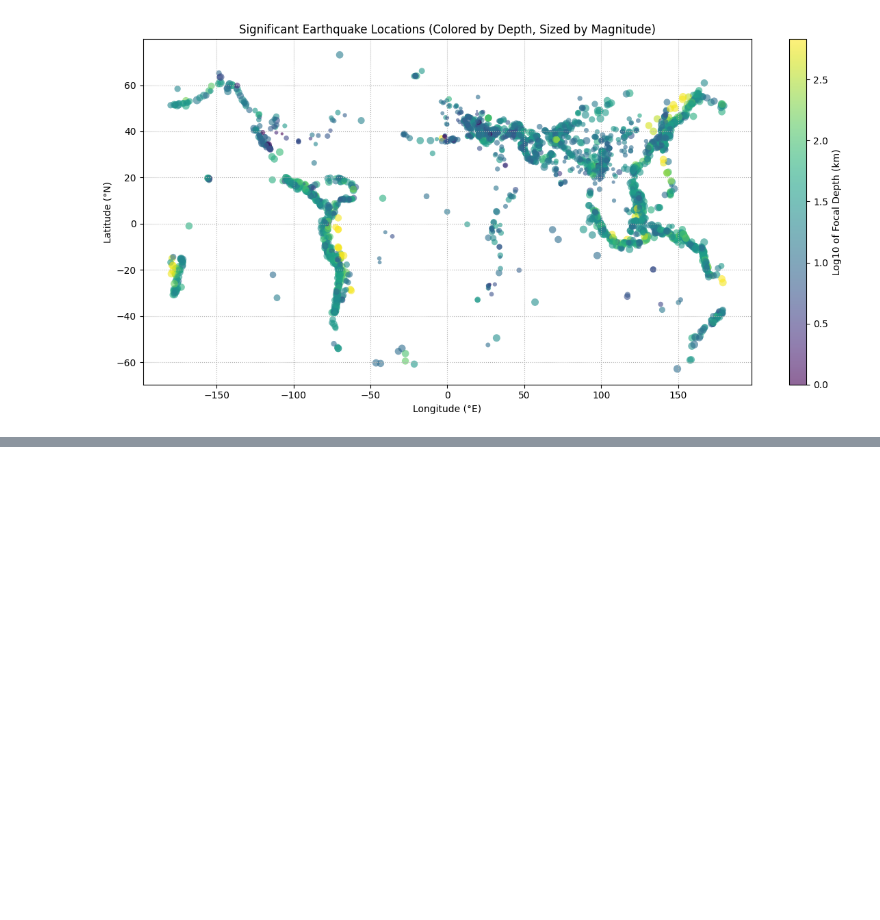
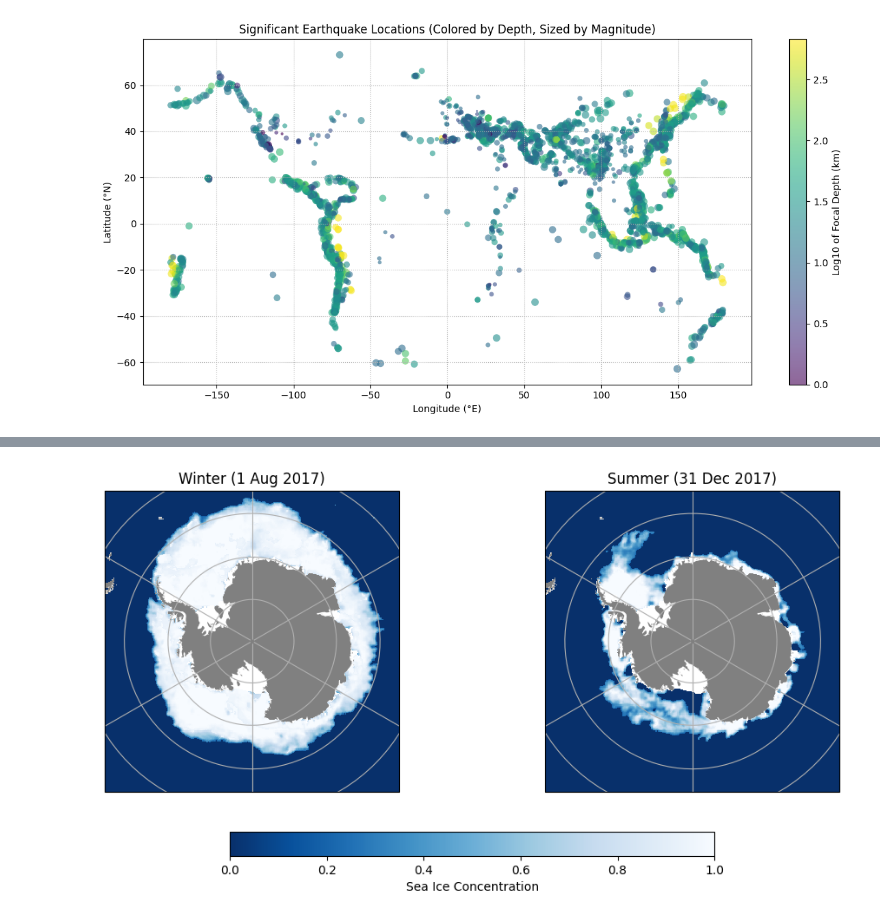
Before and after one commit to nikolaicarrion/2026_Intro_Python, a Jupyter notebook: 1.4-matplotlib-and-xarray-environmental-exercises.ipynb, the cells around one changed output, grey strips where cells are left out. Saved outputs shown, nothing was run; the diff lists cells and outputs as text; code cells hidden in the pictures; blank space fills up the shorter version.

```diff
--- a/1.4-matplotlib-and-xarray-environmental-exercises.ipynb
+++ b/1.4-matplotlib-and-xarray-environmental-exercises.ipynb
@@ -346,16 +349,68 @@ path_summer = pooch.retrieve(
 # %%
 # Your solution here
 # Hint: open each file with xr.open_dataset and select the single time step with .isel(time=0)
+
 # Hint: the valid concentration range is 0-1; a few cells carry flag values above 1
 #       (land, coastal, missing) -- mask them out first with da.where(da <= 1)
+
 # Hint: build a figure with two ccrs.SouthPolarStereo() axes:
 #       plt.subplots(1, 2, subplot_kw={"projection": ccrs.SouthPolarStereo()})
+
 # Hint: ax.set_extent([-180, 180, -90, -55], ccrs.PlateCarree()) crops each axes to the
 #       Southern Ocean instead of the whole hemisphere
+
 # Hint: since latitude/longitude are 2D, plot with
 #       ax.pcolormesh(ds["longitude"], ds["latitude"], masked, transform=ccrs.PlateCarree())
 #       rather than xarray's own .plot()
+
 # Hint: pass vmin=0 and vmax=1 to both pcolormesh calls, so a colour means the same
 #       concentration in both panels and one colorbar can serve both
+
 # Hint: add cfeature.LAND under the data and gridlines; fig.colorbar(pcm, ax=axes, label=...)
 #       takes the whole array of axes and draws one colorbar for both panels
+
+import xarray as xr
+import matplotlib.pyplot as plt
+import cartopy.crs as ccrs
+import cartopy.feature as cfeature
+
+# Import data
+winter = xr.open_dataset(path_winter)
+summer = xr.open_dataset(path_summer)
+
+winter_ds = winter["seaice_conc_cdr"].isel(time=0)
+summer_ds = summer["seaice_conc_cdr"].isel(time=0)
+
+# Mask out values above 1
+winter_da = winter_ds.where(winter_ds <= 1)
+summer_da = summer_ds.where(summer_ds <= 1)
+
+# Create subplots with 2 axes
+fig, axes = plt.subplots(1, 2, figsize=(12, 6), subplot_kw={"projection": ccrs.SouthPolarStereo()})
+
+# Plot winter on axes[0]
+axes[0].set_extent([-180, 180, -90, -55], ccrs.PlateCarree())
+axes[0].add_feature(cfeature.LAND, facecolor="grey", zorder=1)
+pcm_winter = axes[0].pcolormesh(winter["longitude"], winter["latitude"], winter_da,
+                                 transform=ccrs.PlateCarree(), vmin=0, vmax=1, cmap="Blues_r", zorder=2)
+axes[0].gridlines(zorder=3)
+axes[0].set_title("Winter (1 Aug 2017)")
+
+# Plot summer on axes[1]
+axes[1].set_extent([-180, 180, -90, -55], ccrs.PlateCarree())
+axes[1].add_feature(cfeature.LAND, facecolor="grey", zorder=1)
+pcm_summer = axes[1].pcolormesh(summer["longitude"], summer["latitude"], summer_da,
+                                 transform=ccrs.PlateCarree(), vmin=0, vmax=1, cmap="Blues_r", zorder=2)
+axes[1].gridlines(zorder=3)
+axes[1].set_title("Summer (31 Dec 2017)")
+
+# Add one shared colorbar
+cbar = fig.colorbar(pcm_winter, ax=axes, orientation="horizontal", label="Sea Ice Concentration", pad=0.1, shrink=0.6)
+
+plt.show()
+
+# Comment:
+# The winter date (1 August 2017) shows significantly more sea ice coverage, forming a wide ring around Antarctica,
+# whereas in the summer date (31 December 2017) the sea ice has melted back dramatically.
+# %% [output]
+[figure, added]
```
Also changed, not shown: parts of 4 cells of this notebook.
